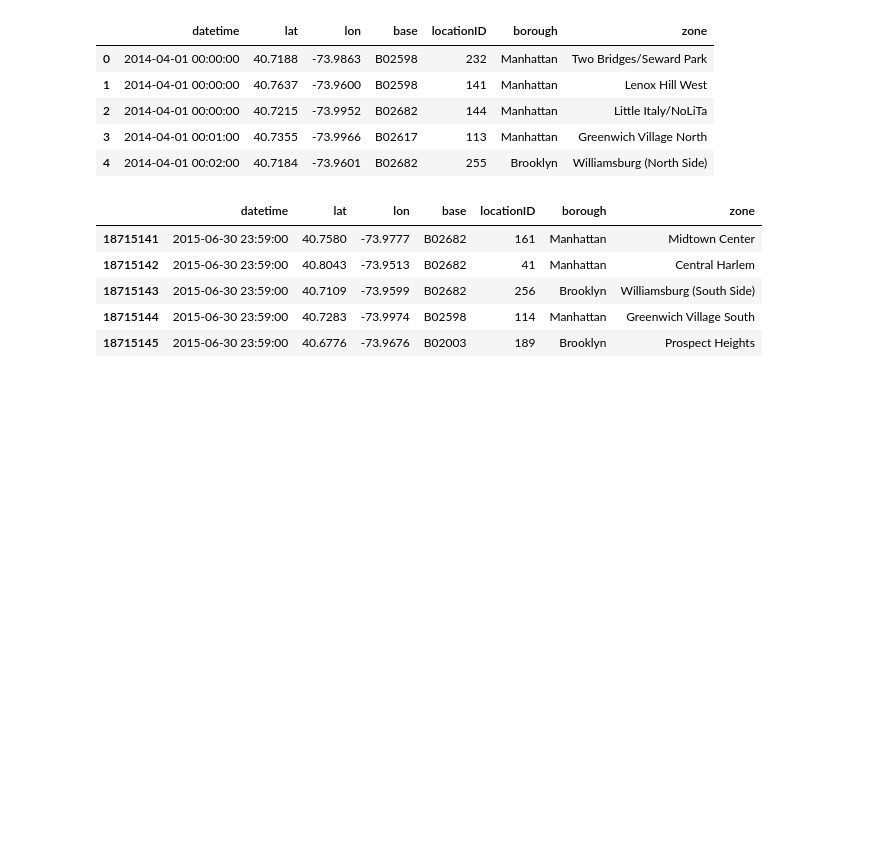
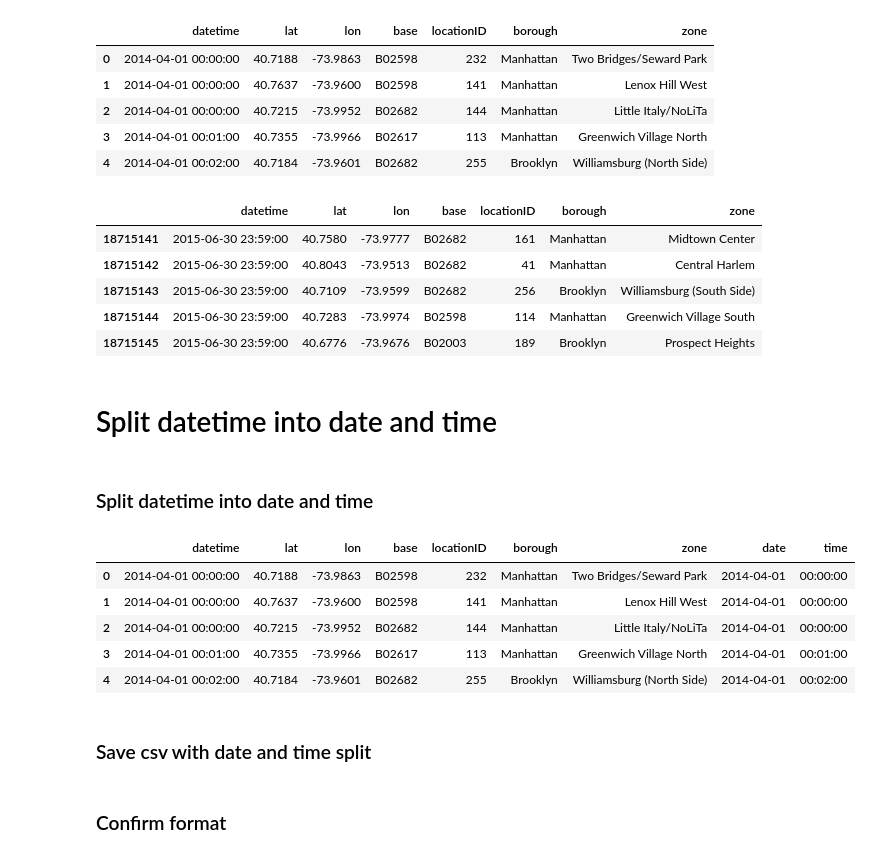
Before and after one commit to milevavantuyl/Movement_NYC, a Jupyter notebook: Mileva/02_final_processing.ipynb, the cells around one changed output. Cells and saved outputs as stored; diff of their text form; code cells hidden in the pictures; blank space fills up the shorter version.

Commit message:
processing split datetime

```diff
--- a/Mileva/02_final_processing.ipynb
+++ b/Mileva/02_final_processing.ipynb
@@ -206,5 +206,5 @@ print(uber_all["datetime"].min(), "\n", uber_all["datetime"].max())
 # %% [markdown]
 ### Confirm the uber data saved correctly
 # %%
-uber_all_read = pd.read_csv(os.path.join(dc_data_directory,"uber_all_processed.csv"))
+uber_all = pd.read_csv(os.path.join(dc_data_directory,"uber_all_processed.csv"), parse_dates = ["datetime"])
 # %%
@@ -225,3 +225,24 @@ uber_all_read.tail()
 | 18715143 | 2015-06-30 23:59:00 | 40.7109 | -73.9599 | B02682 | 256 | Brooklyn | Williamsburg (South Side) |
 | 18715144 | 2015-06-30 23:59:00 | 40.7283 | -73.9974 | B02598 | 114 | Manhattan | Greenwich Village South |
 | 18715145 | 2015-06-30 23:59:00 | 40.6776 | -73.9676 | B02003 | 189 | Brooklyn | Prospect Heights |
+# %% [markdown]
+# Split datetime into date and time
+# %% [markdown]
+### Split datetime into date and time
+# %%
+# Create date column
+uber_all["date"] = uber_all["datetime"].apply(lambda x: x.date())
+# %%
+# Create time column
+uber_all["time"] = uber_all["datetime"].apply(lambda x: x.time())
+# %%
+uber_all.head()
+# %% [output]
+|  | datetime | lat | lon | base | locationID | borough | zone | date | time |
+| 0 | 2014-04-01 00:00:00 | 40.7188 | -73.9863 | B02598 | 232 | Manhattan | Two Bridges/Seward Park | 2014-04-01 | 00:00:00 |
+| 1 | 2014-04-01 00:00:00 | 40.7637 | -73.9600 | B02598 | 141 | Manhattan | Lenox Hill West | 2014-04-01 | 00:00:00 |
+| 2 | 2014-04-01 00:00:00 | 40.7215 | -73.9952 | B02682 | 144 | Manhattan | Little Italy/NoLiTa | 2014-04-01 | 00:00:00 |
+| 3 | 2014-04-01 00:01:00 | 40.7355 | -73.9966 | B02617 | 113 | Manhattan | Greenwich Village North | 2014-04-01 | 00:01:00 |
+| 4 | 2014-04-01 00:02:00 | 40.7184 | -73.9601 | B02682 | 255 | Brooklyn | Williamsburg (North Side) | 2014-04-01 | 00:02:00 |
+# %% [markdown]
+### Save csv with date and time split
@@ -227,0 +251,2 @@ uber_all_read.tail()
+# %% [markdown]
+### Confirm format
```
Also changed, not shown: parts of 8 cells of this notebook.
